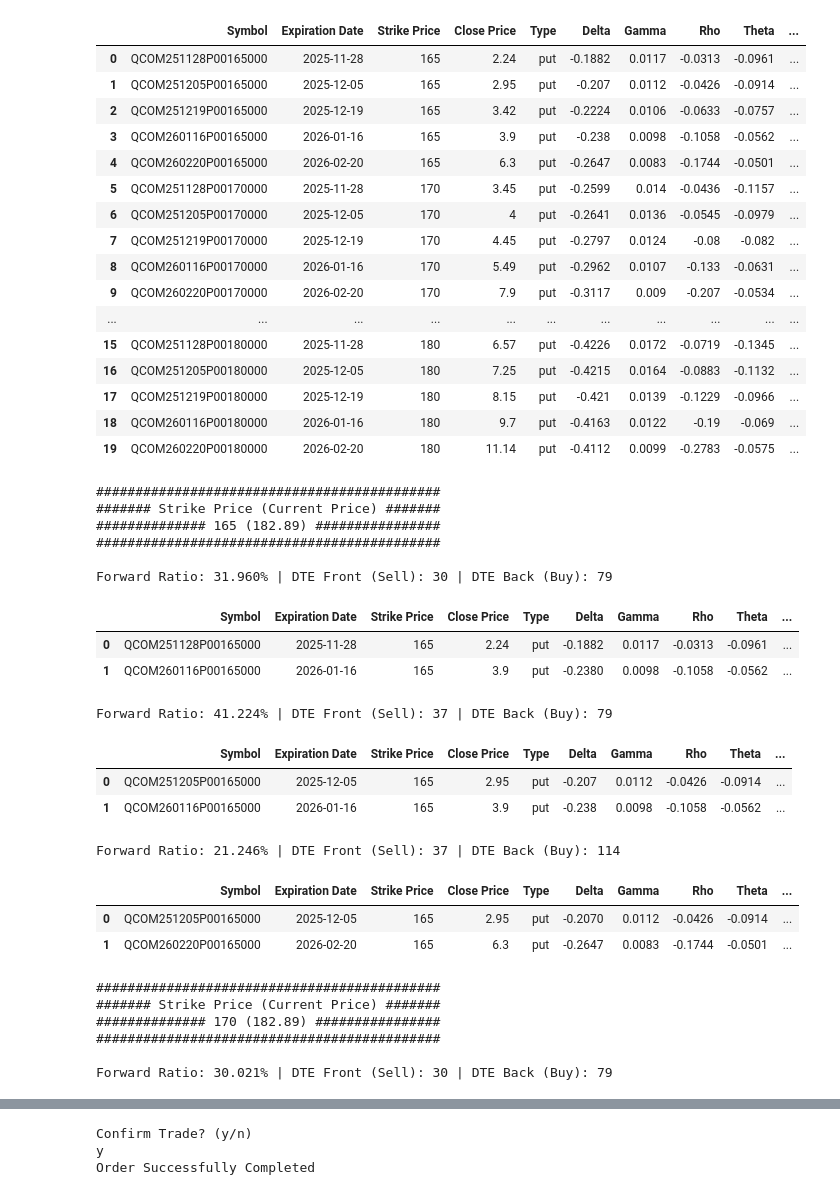
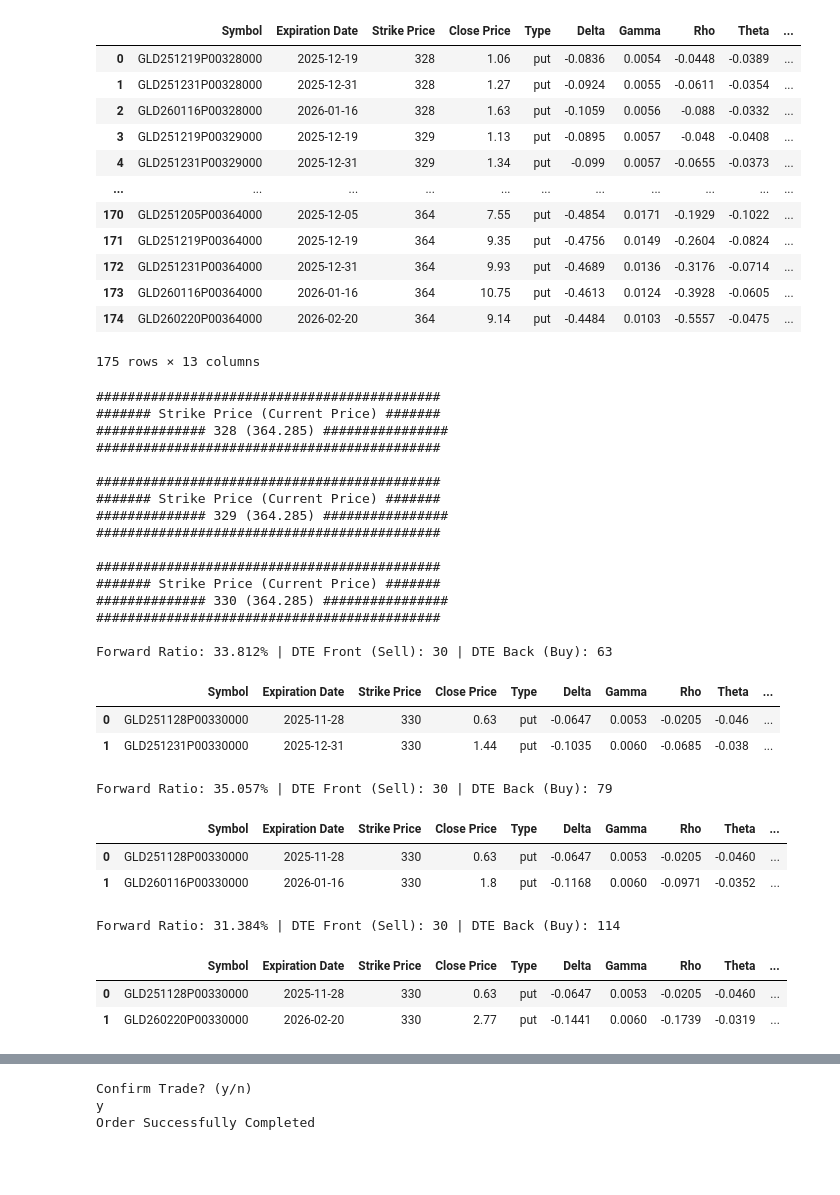
Before and after one commit to Omairss/spectral_nature, a Jupyter notebook: notebooks/alpaca_playbook.ipynb, the cells around one changed output, grey strips where cells are left out. Cells and saved outputs as stored; diff of their text form; code cells hidden in the pictures; blank space fills up the shorter version.

```diff
--- a/notebooks/alpaca_playbook.ipynb
+++ b/notebooks/alpaca_playbook.ipynb
@@ -9,14 +9,14 @@ from src.utils.alpaca_utils import *
 # %%
-key = 'AKULMDIPKP2NKZ7EEPD2MB3UUP'
-secret = '6u4aK78iVn2s5aw7YRnXPgP5ifAr4gf6FJoZ55iCq8Nw'
+key = ''
+secret = ''
 headers = {
     "accept": "application/json",
     "APCA-API-KEY-ID": key,
     "APCA-API-SECRET-KEY": secret
 }
 
-paper_key = 'PKGGKJJIQ2A5NXRYXAEG5UY5SD'
-paper_secret = 'A5vSiNaVjfPsqWZS84qxZ4R58mspewsFjhJVXk4DjZe'
+paper_key = ''
+paper_secret = ''
 
 paper_header = {
     "accept": "application/json",
@@ -29,5 +29,5 @@ paper_header = {
 # %%
-symbol = 'QCOM'
+symbol = 'GLD'
 
 ########################################
 ####### Get options information ########
@@ -53,40 +53,40 @@ Current Price: 182.89 (Time : 2025-10-28T13:37:00Z)
 |  | Symbol | Expiration Date | Strike Price | Close Price | Type | Delta | Gamma | Rho | Theta | ... |
-| 0 | QCOM251128P00165000 | 2025-11-28 | 165 | 2.24 | put | -0.1882 | 0.0117 | -0.0313 | -0.0961 | ... |
-| 1 | QCOM251205P00165000 | 2025-12-05 | 165 | 2.95 | put | -0.207 | 0.0112 | -0.0426 | -0.0914 | ... |
-| 2 | QCOM251219P00165000 | 2025-12-19 | 165 | 3.42 | put | -0.2224 | 0.0106 | -0.0633 | -0.0757 | ... |
-| 3 | QCOM260116P00165000 | 2026-01-16 | 165 | 3.9 | put | -0.238 | 0.0098 | -0.1058 | -0.0562 | ... |
-| 4 | QCOM260220P00165000 | 2026-02-20 | 165 | 6.3 | put | -0.2647 | 0.0083 | -0.1744 | -0.0501 | ... |
-| 5 | QCOM251128P00170000 | 2025-11-28 | 170 | 3.45 | put | -0.2599 | 0.014 | -0.0436 | -0.1157 | ... |
-| 6 | QCOM251205P00170000 | 2025-12-05 | 170 | 4 | put | -0.2641 | 0.0136 | -0.0545 | -0.0979 | ... |
-| 7 | QCOM251219P00170000 | 2025-12-19 | 170 | 4.45 | put | -0.2797 | 0.0124 | -0.08 | -0.082 | ... |
-| 8 | QCOM260116P00170000 | 2026-01-16 | 170 | 5.49 | put | -0.2962 | 0.0107 | -0.133 | -0.0631 | ... |
-| 9 | QCOM260220P00170000 | 2026-02-20 | 170 | 7.9 | put | -0.3117 | 0.009 | -0.207 | -0.0534 | ... |
+| 0 | GLD251219P00328000 | 2025-12-19 | 328 | 1.06 | put | -0.0836 | 0.0054 | -0.0448 | -0.0389 | ... |
+| 1 | GLD251231P00328000 | 2025-12-31 | 328 | 1.27 | put | -0.0924 | 0.0055 | -0.0611 | -0.0354 | ... |
+| 2 | GLD260116P00328000 | 2026-01-16 | 328 | 1.63 | put | -0.1059 | 0.0056 | -0.088 | -0.0332 | ... |
+| 3 | GLD251219P00329000 | 2025-12-19 | 329 | 1.13 | put | -0.0895 | 0.0057 | -0.048 | -0.0408 | ... |
+| 4 | GLD251231P00329000 | 2025-12-31 | 329 | 1.34 | put | -0.099 | 0.0057 | -0.0655 | -0.0373 | ... |
 | ... | ... | ... | ... | ... | ... | ... | ... | ... | ... | ... |
-| 15 | QCOM251128P00180000 | 2025-11-28 | 180 | 6.57 | put | -0.4226 | 0.0172 | -0.0719 | -0.1345 | ... |
-| 16 | QCOM251205P00180000 | 2025-12-05 | 180 | 7.25 | put | -0.4215 | 0.0164 | -0.0883 | -0.1132 | ... |
-| 17 | QCOM251219P00180000 | 2025-12-19 | 180 | 8.15 | put | -0.421 | 0.0139 | -0.1229 | -0.0966 | ... |
-| 18 | QCOM260116P00180000 | 2026-01-16 | 180 | 9.7 | put | -0.4163 | 0.0122 | -0.19 | -0.069 | ... |
-| 19 | QCOM260220P00180000 | 2026-02-20 | 180 | 11.14 | put | -0.4112 | 0.0099 | -0.2783 | -0.0575 | ... |
+| 170 | GLD251205P00364000 | 2025-12-05 | 364 | 7.55 | put | -0.4854 | 0.0171 | -0.1929 | -0.1022 | ... |
+| 171 | GLD251219P00364000 | 2025-12-19 | 364 | 9.35 | put | -0.4756 | 0.0149 | -0.2604 | -0.0824 | ... |
+| 172 | GLD251231P00364000 | 2025-12-31 | 364 | 9.93 | put | -0.4689 | 0.0136 | -0.3176 | -0.0714 | ... |
+| 173 | GLD260116P00364000 | 2026-01-16 | 364 | 10.75 | put | -0.4613 | 0.0124 | -0.3928 | -0.0605 | ... |
+| 174 | GLD260220P00364000 | 2026-02-20 | 364 | 9.14 | put | -0.4484 | 0.0103 | -0.5557 | -0.0475 | ... |
-############################################
-####### Strike Price (Current Price) #######
-############## 165 (182.89) ################
-############################################
-
-Forward Ratio: 31.960% | DTE Front (Sell): 30 | DTE Back (Buy): 79
+175 rows × 13 columns
+############################################
+####### Strike Price (Current Price) #######
+############## 328 (364.285) ################
+############################################
+
+############################################
+####### Strike Price (Current Price) #######
+############## 329 (364.285) ################
+############################################
+
+############################################
+####### Strike Price (Current Price) #######
+############## 330 (364.285) ################
+############################################
+
+Forward Ratio: 33.812% | DTE Front (Sell): 30 | DTE Back (Buy): 63
 |  | Symbol | Expiration Date | Strike Price | Close Price | Type | Delta | Gamma | Rho | Theta | ... |
-| 0 | QCOM251128P00165000 | 2025-11-28 | 165 | 2.24 | put | -0.1882 | 0.0117 | -0.0313 | -0.0961 | ... |
-| 1 | QCOM260116P00165000 | 2026-01-16 | 165 | 3.9 | put | -0.2380 | 0.0098 | -0.1058 | -0.0562 | ... |
+| 0 | GLD251128P00330000 | 2025-11-28 | 330 | 0.63 | put | -0.0647 | 0.0053 | -0.0205 | -0.046 | ... |
+| 1 | GLD251231P00330000 | 2025-12-31 | 330 | 1.44 | put | -0.1035 | 0.0060 | -0.0685 | -0.038 | ... |
-Forward Ratio: 41.224% | DTE Front (Sell): 37 | DTE Back (Buy): 79
+Forward Ratio: 35.057% | DTE Front (Sell): 30 | DTE Back (Buy): 79
 |  | Symbol | Expiration Date | Strike Price | Close Price | Type | Delta | Gamma | Rho | Theta | ... |
-| 0 | QCOM251205P00165000 | 2025-12-05 | 165 | 2.95 | put | -0.207 | 0.0112 | -0.0426 | -0.0914 | ... |
-| 1 | QCOM260116P00165000 | 2026-01-16 | 165 | 3.9 | put | -0.238 | 0.0098 | -0.1058 | -0.0562 | ... |
+| 0 | GLD251128P00330000 | 2025-11-28 | 330 | 0.63 | put | -0.0647 | 0.0053 | -0.0205 | -0.0460 | ... |
+| 1 | GLD260116P00330000 | 2026-01-16 | 330 | 1.8 | put | -0.1168 | 0.0060 | -0.0971 | -0.0352 | ... |
-Forward Ratio: 21.246% | DTE Front (Sell): 37 | DTE Back (Buy): 114
+Forward Ratio: 31.384% | DTE Front (Sell): 30 | DTE Back (Buy): 114
 |  | Symbol | Expiration Date | Strike Price | Close Price | Type | Delta | Gamma | Rho | Theta | ... |
-| 0 | QCOM251205P00165000 | 2025-12-05 | 165 | 2.95 | put | -0.2070 | 0.0112 | -0.0426 | -0.0914 | ... |
-| 1 | QCOM260220P00165000 | 2026-02-20 | 165 | 6.3 | put | -0.2647 | 0.0083 | -0.1744 | -0.0501 | ... |
+| 0 | GLD251128P00330000 | 2025-11-28 | 330 | 0.63 | put | -0.0647 | 0.0053 | -0.0205 | -0.0460 | ... |
+| 1 | GLD260220P00330000 | 2026-02-20 | 330 | 2.77 | put | -0.1441 | 0.0060 | -0.1739 | -0.0319 | ... |
-############################################
-####### Strike Price (Current Price) #######
-############## 170 (182.89) ################
-############################################
-
-Forward Ratio: 30.021% | DTE Front (Sell): 30 | DTE Back (Buy): 79
```
Also changed, not shown: parts of 15 cells of this notebook, 2 other files.
